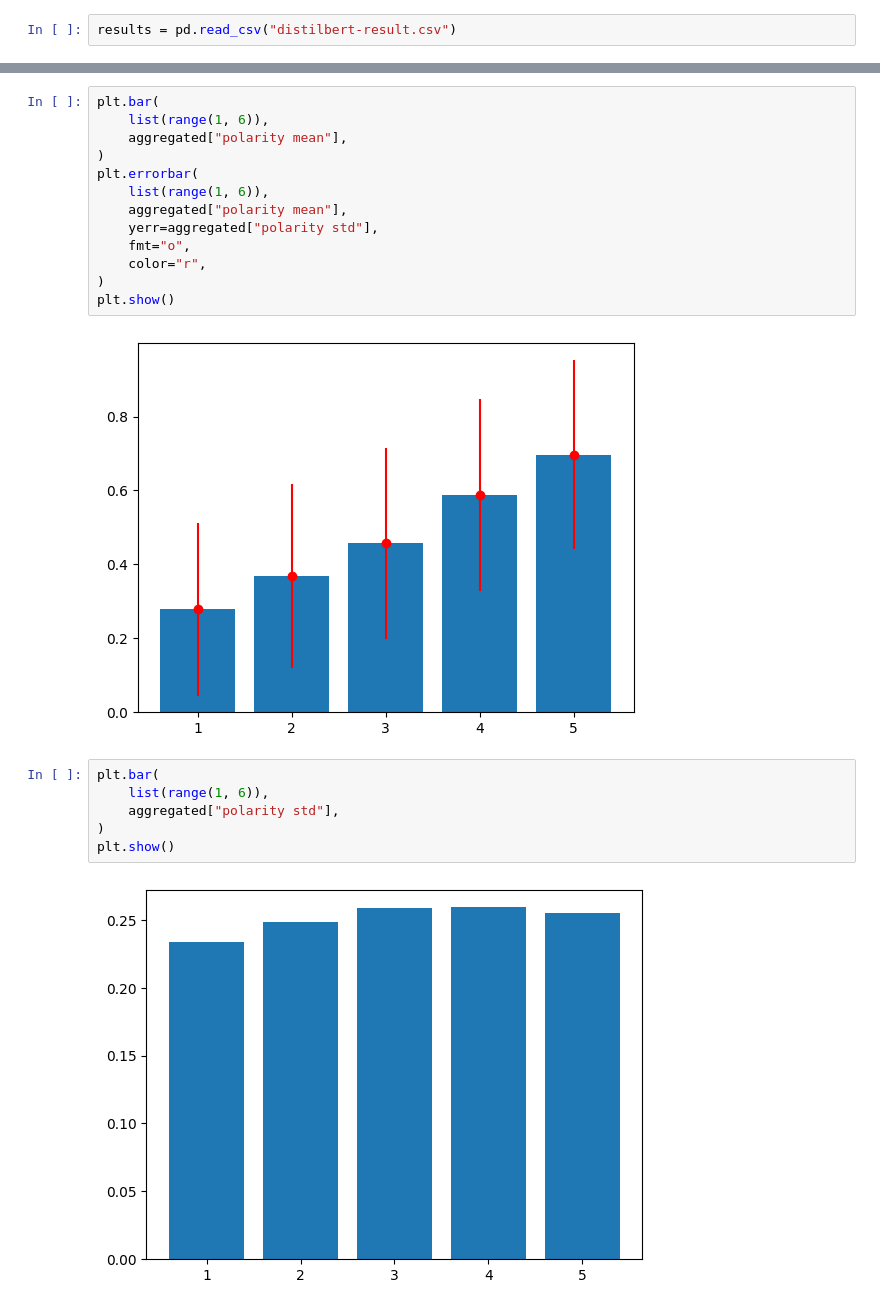
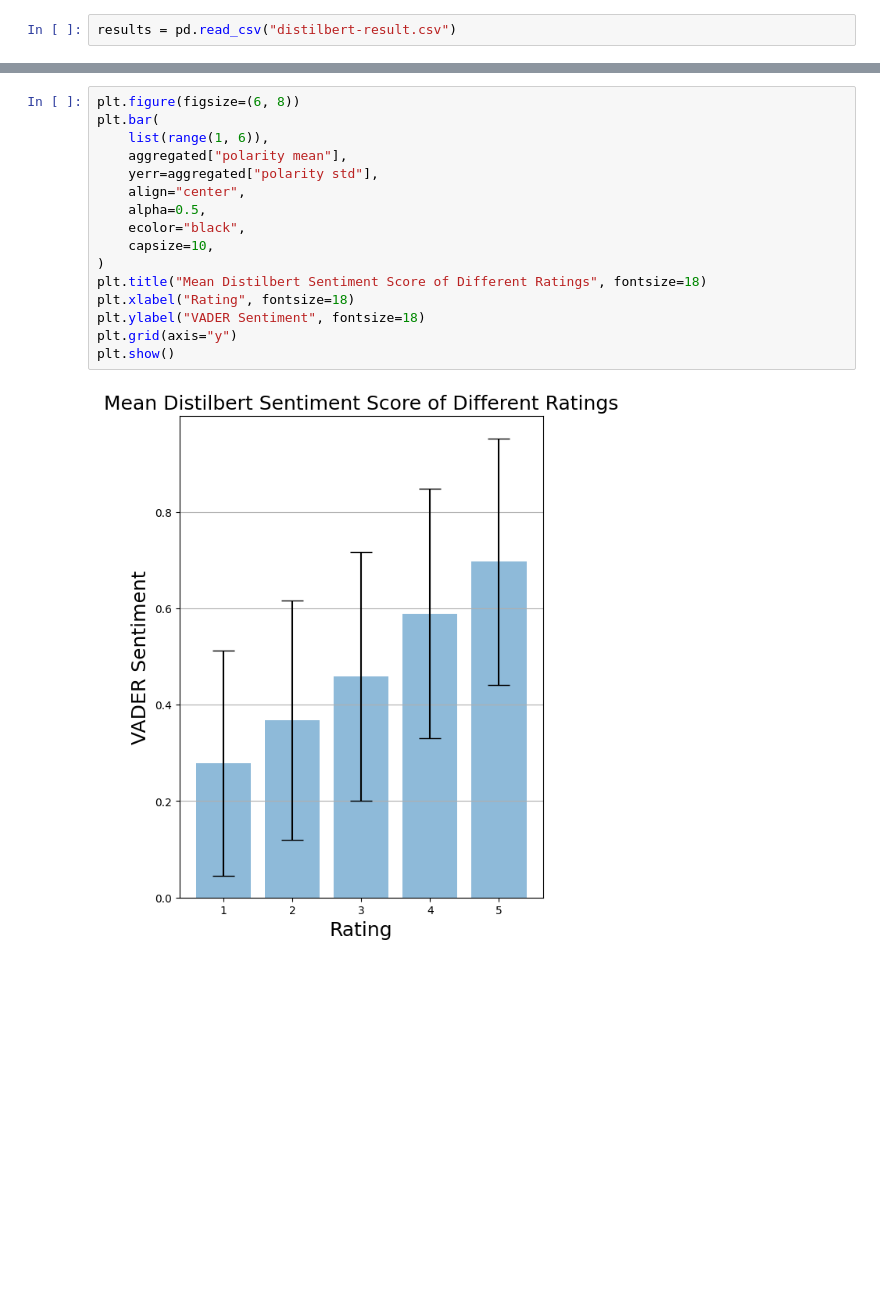
Before and after one commit to RANN9/Amazon-Review-TMEF-Project, a Jupyter notebook: mike.ipynb, the cells around one changed output, grey strips where cells are left out. Saved outputs shown, nothing was run; the diff lists cells and outputs as text; blank space fills up the shorter version.

```diff
--- a/mike.ipynb
+++ b/mike.ipynb
@@ -330,23 +343,18 @@ aggregated
-# %%
-plt.bar(
-    list(range(1, 6)),
-    aggregated["polarity mean"],
-)
-plt.errorbar(
-    list(range(1, 6)),
-    aggregated["polarity mean"],
-    yerr=aggregated["polarity std"],
-    fmt="o",
-    color="r",
-)
-plt.show()
-# %% [output]
-[figure, removed]
-# %%
-plt.bar(
-    list(range(1, 6)),
-    aggregated["polarity std"],
-)
-plt.show()
-# %% [output]
-[figure, removed]
+# %%
+plt.figure(figsize=(6, 8))
+plt.bar(
+    list(range(1, 6)),
+    aggregated["polarity mean"],
+    yerr=aggregated["polarity std"],
+    align="center",
+    alpha=0.5,
+    ecolor="black",
+    capsize=10,
+)
+plt.title("Mean Distilbert Sentiment Score of Different Ratings", fontsize=18)
+plt.xlabel("Rating", fontsize=18)
+plt.ylabel("VADER Sentiment", fontsize=18)
+plt.grid(axis="y")
+plt.show()
+# %% [output]
+[figure, added]
```
Also changed, not shown: parts of 17 cells of this notebook.
